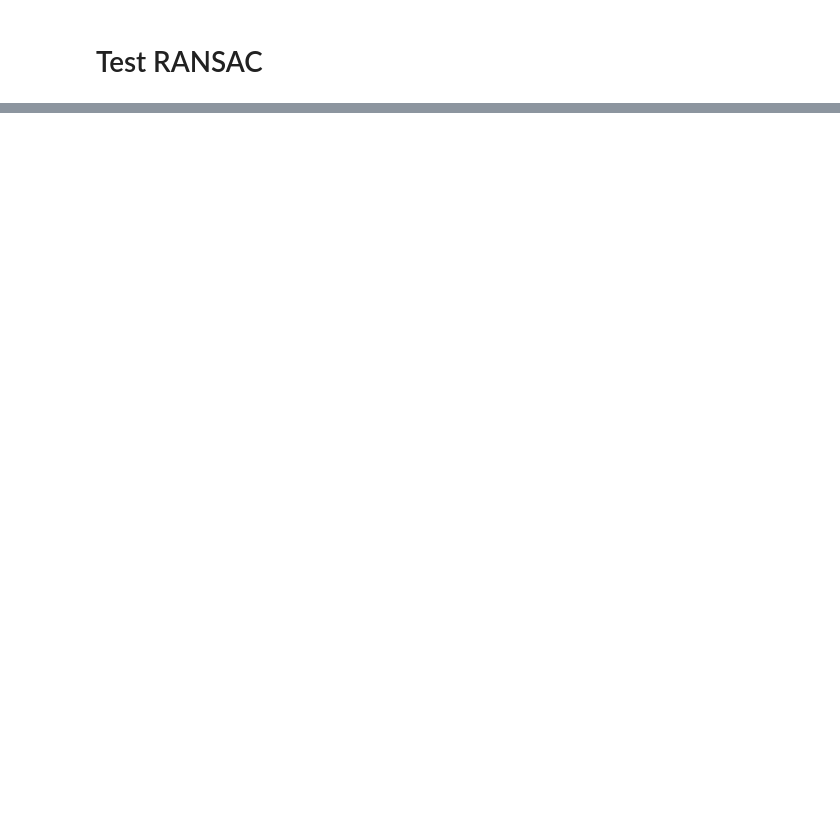
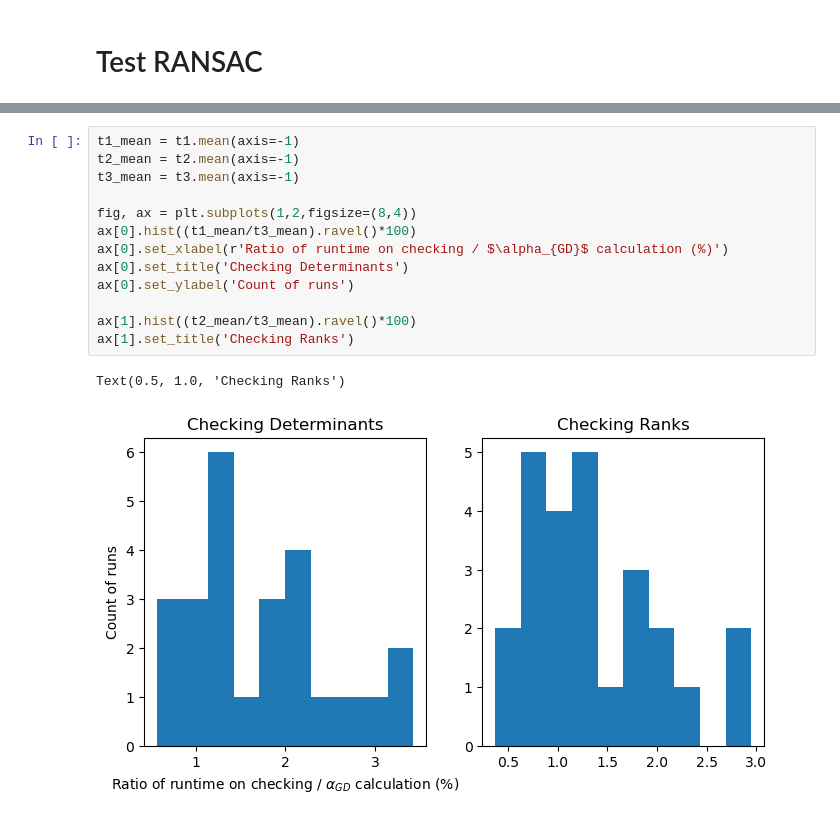
Before and after one commit to HarlinLee/PSC, a Jupyter notebook: experiments/initialization.ipynb, the cells around one changed output, grey strips where cells are left out. Saved outputs shown, nothing was run; the diff lists cells and outputs as text; blank space fills up the shorter version.

```diff
--- a/experiments/initialization.ipynb
+++ b/experiments/initialization.ipynb
@@ -155,0 +157,16 @@ print(len(ys_new))
+# %%
+t1_mean = t1.mean(axis=-1)
+t2_mean = t2.mean(axis=-1)
+t3_mean = t3.mean(axis=-1)
+
+fig, ax = plt.subplots(1,2,figsize=(8,4))
+ax[0].hist((t1_mean/t3_mean).ravel()*100)
+ax[0].set_xlabel(r'Ratio of runtime on checking / $\alpha_{GD}$ calculation (%)')
+ax[0].set_title('Checking Determinants')
+ax[0].set_ylabel('Count of runs')
+
+ax[1].hist((t2_mean/t3_mean).ravel()*100)
+ax[1].set_title('Checking Ranks')
+# %% [output]
+Text(0.5, 1.0, 'Checking Ranks')
+[figure, added]
```
Also changed, not shown: parts of 9 cells of this notebook, 10 other files.
